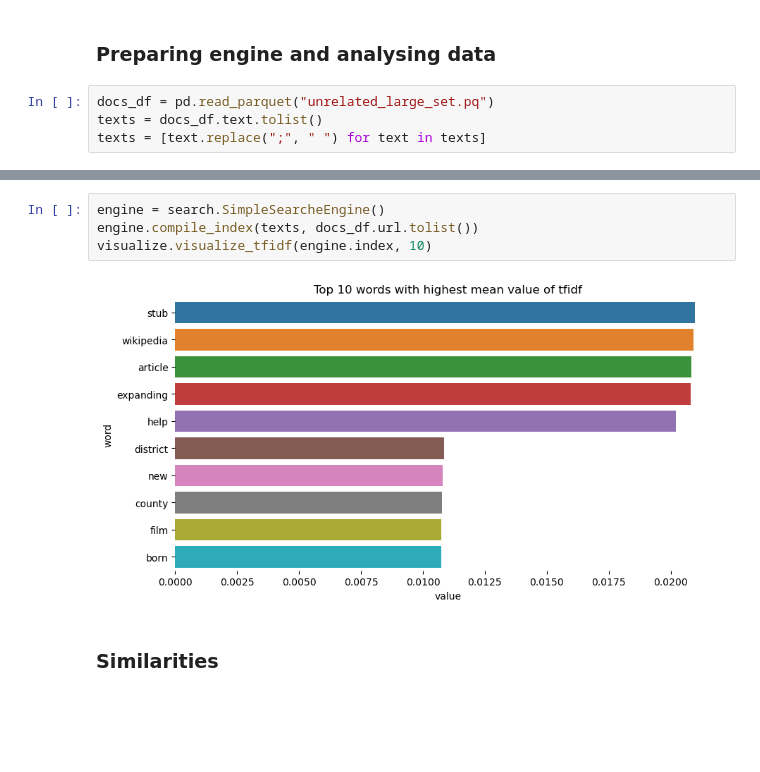
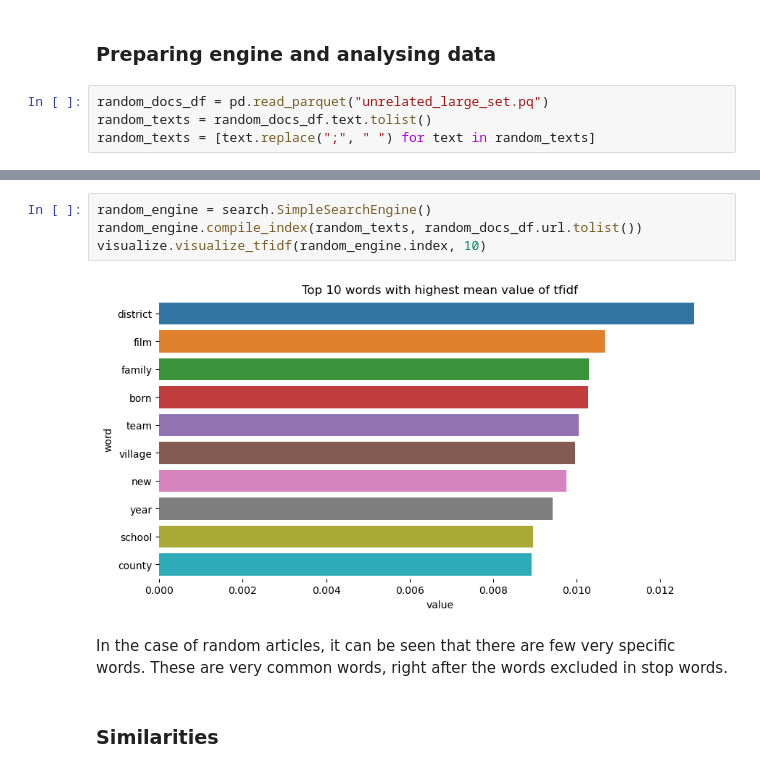
Before and after one commit to Tremirre/IR-Search-Engine, a Jupyter notebook: explore.ipynb, the cells around one changed output, grey strips where cells are left out. Cells and saved outputs as stored; diff of their text form; blank space fills up the shorter version.

```diff
--- a/explore.ipynb
+++ b/explore.ipynb
@@ -154,7 +154,7 @@ We can also check how our program for random articles works.
 # %% [markdown]
 ### Preparing engine and analysing data
 # %%
-docs_df = pd.read_parquet("unrelated_large_set.pq")
-texts = docs_df.text.tolist()
-texts = [text.replace(";", " ") for text in texts]
+random_docs_df = pd.read_parquet("unrelated_large_set.pq")
+random_texts = random_docs_df.text.tolist()
+random_texts = [text.replace(";", " ") for text in random_texts]
 # %%
@@ -168,9 +168,11 @@ visualize.visualize_most_frequent(visualize_df, 10, method="count")
 # %%
-engine = search.SimpleSearcheEngine()
-engine.compile_index(texts, docs_df.url.tolist())
-visualize.visualize_tfidf(engine.index, 10)
+random_engine = search.SimpleSearchEngine()
+random_engine.compile_index(random_texts, random_docs_df.url.tolist())
+visualize.visualize_tfidf(random_engine.index, 10)
 # %% [output]
-[figure, old version]
+[figure, new version]
+# %% [markdown]
+In the case of random articles, it can be seen that there are few very specific words. These are very common words, right after the words excluded in stop words.
 # %% [markdown]
 ### Similarities
 # %% [markdown]
```
Also changed, not shown: parts of 7 cells of this notebook.
